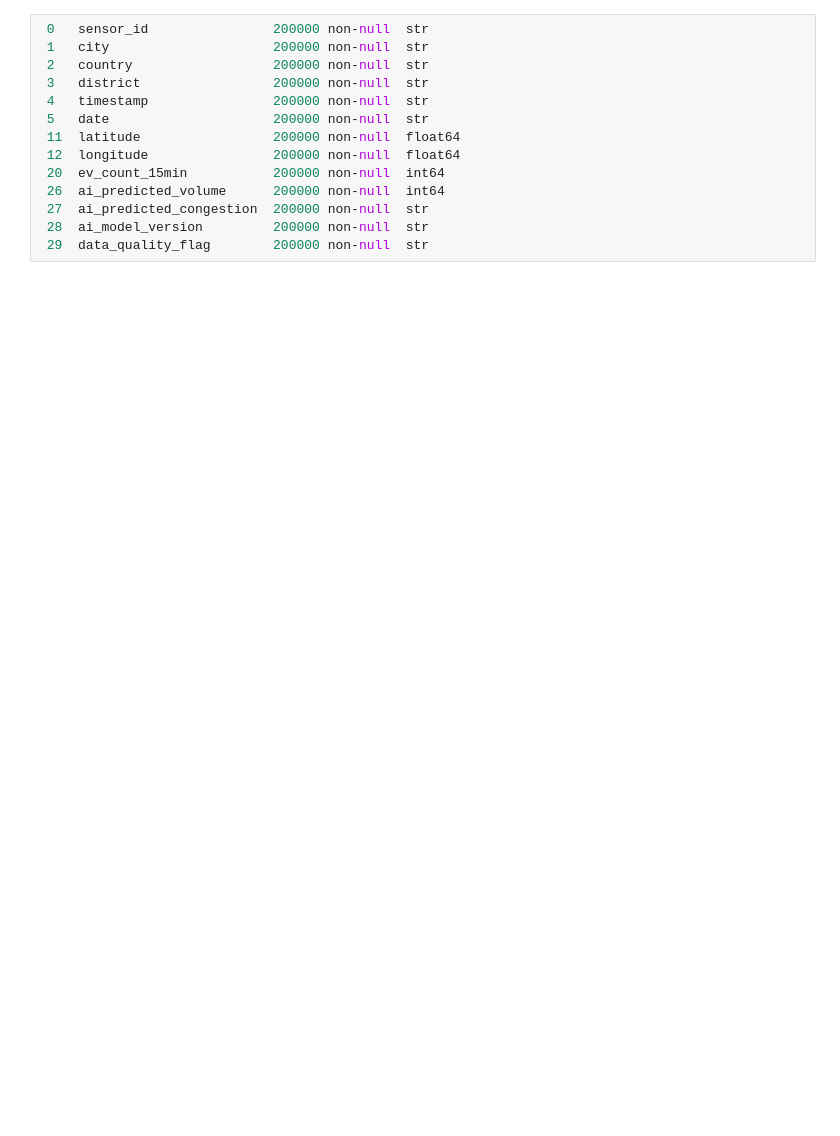
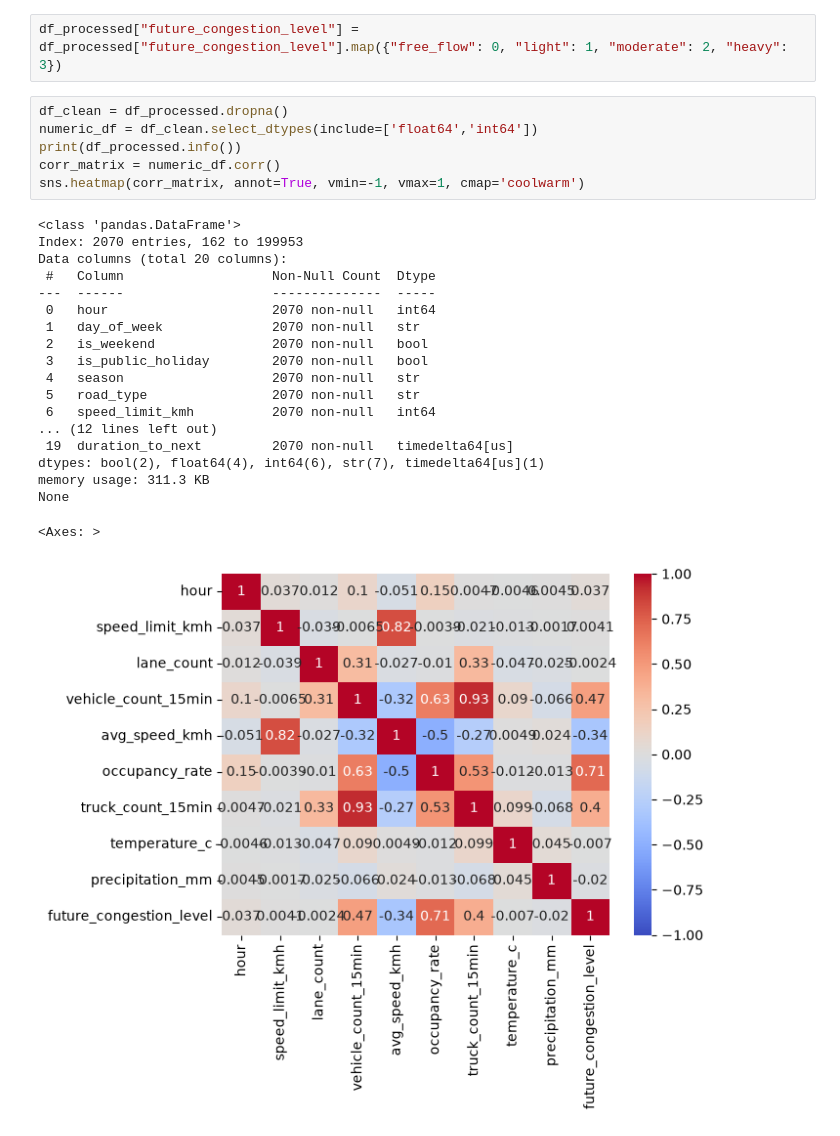
Before and after one commit to s91k/mu25-ml-group-2, a Jupyter notebook: traffic.ipynb, the cells around one changed output. Drawn from its saved outputs; the diff is of its cells as text; blank space fills up the shorter version.

```diff
--- a/traffic.ipynb
+++ b/traffic.ipynb
@@ -93,14 +84,28 @@ memory usage: 22.8 MB
-# %%
- 0   sensor_id                200000 non-null  str
- 1   city                     200000 non-null  str
- 2   country                  200000 non-null  str
- 3   district                 200000 non-null  str
- 4   timestamp                200000 non-null  str
- 5   date                     200000 non-null  str
- 11  latitude                 200000 non-null  float64
- 12  longitude                200000 non-null  float64
- 20  ev_count_15min           200000 non-null  int64
- 26  ai_predicted_volume      200000 non-null  int64
- 27  ai_predicted_congestion  200000 non-null  str
- 28  ai_model_version         200000 non-null  str
- 29  data_quality_flag        200000 non-null  str
+# %%
+df_processed["future_congestion_level"] = df_processed["future_congestion_level"].map({"free_flow": 0, "light": 1, "moderate": 2, "heavy": 3})
+# %%
+df_clean = df_processed.dropna()
+numeric_df = df_clean.select_dtypes(include=['float64','int64'])
+print(df_processed.info())
+corr_matrix = numeric_df.corr()
+sns.heatmap(corr_matrix, annot=True, vmin=-1, vmax=1, cmap='coolwarm')
+# %% [output]
+<class 'pandas.DataFrame'>
+Index: 2070 entries, 162 to 199953
+Data columns (total 20 columns):
+ #   Column                   Non-Null Count  Dtype
+---  ------                   --------------  -----
+ 0   hour                     2070 non-null   int64
+ 1   day_of_week              2070 non-null   str
+ 2   is_weekend               2070 non-null   bool
+ 3   is_public_holiday        2070 non-null   bool
+ 4   season                   2070 non-null   str
+ 5   road_type                2070 non-null   str
+ 6   speed_limit_kmh          2070 non-null   int64
+... (12 lines left out)
+ 19  duration_to_next         2070 non-null   timedelta64[us]
+dtypes: bool(2), float64(4), int64(6), str(7), timedelta64[us](1)
+memory usage: 311.3 KB
+None
+<Axes: >
+[figure, added]
```
Also changed, not shown: parts of 9 cells of this notebook.
